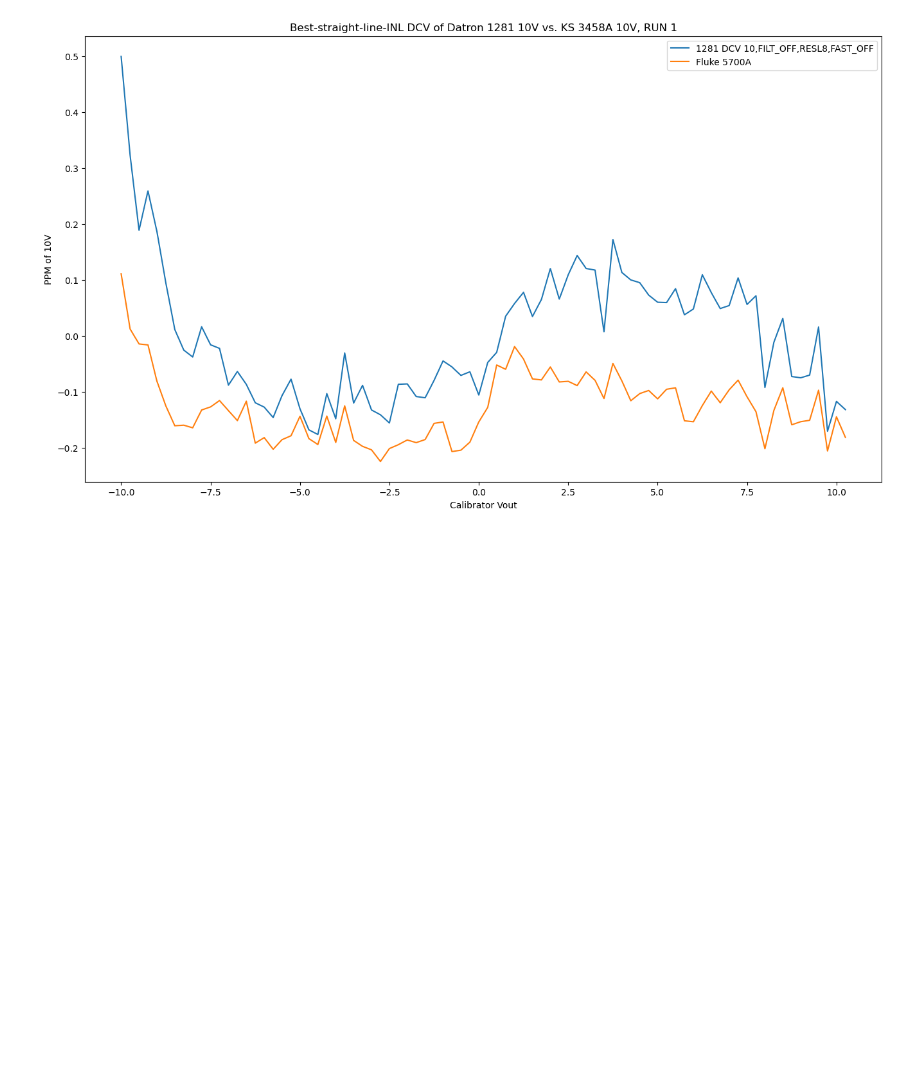
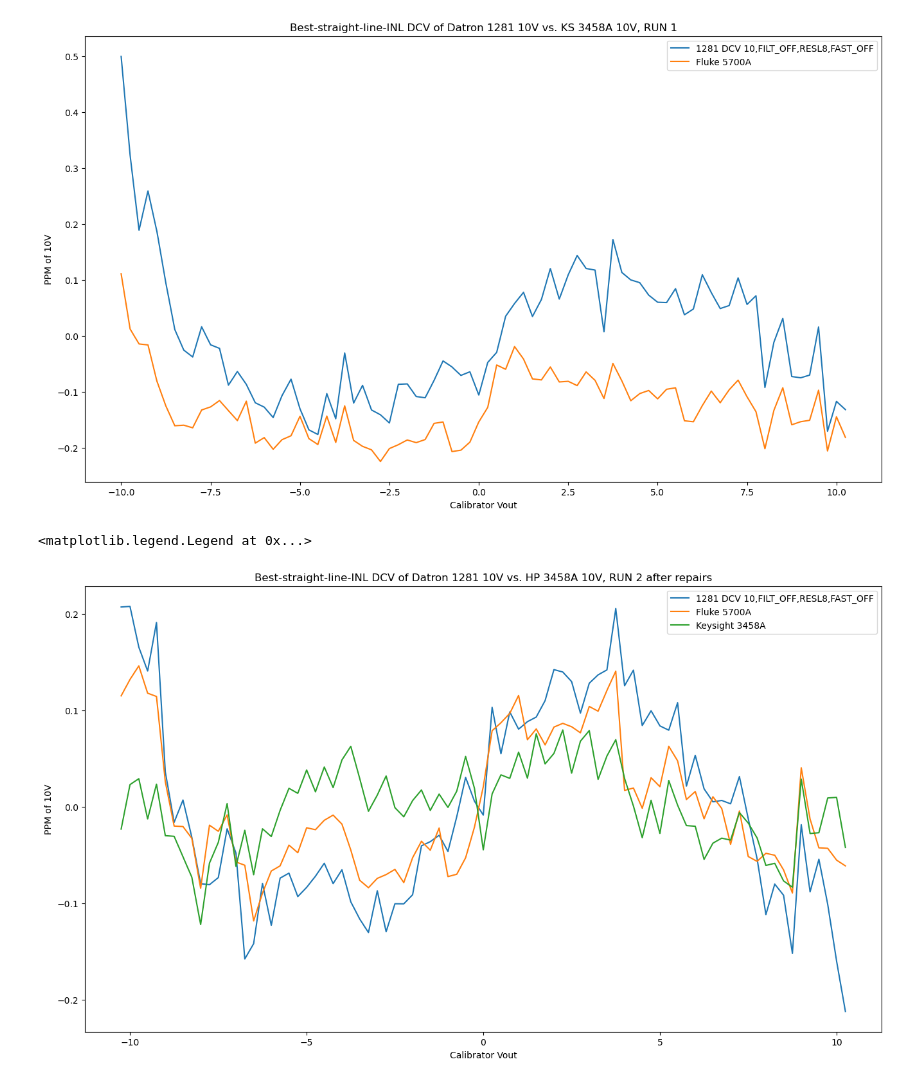
Before and after one commit to marcoreps/datron_1281, a Jupyter notebook: csv/INL_1281_3458A.ipynb, the cells around one changed output. Saved outputs shown, nothing was run; the diff lists cells and outputs as text; code cells hidden in the pictures; blank space fills up the shorter version.

```diff
--- a/csv/INL_1281_3458A.ipynb
+++ b/csv/INL_1281_3458A.ipynb
@@ -88,3 +88,57 @@ axa.legend()
 # %% [output]
 <matplotlib.legend.Legend at 0x...>
 [figure]
+# %%
+import numpy as np
+import matplotlib.pyplot as plt
+
+# Array from .csv
+
+arra=np.genfromtxt('https://raw.githubusercontent.com/marcoreps/datron_1281/refs/heads/main/csv/20241103-172507_REPS5700A_3458A_3458B_J1281_INL.csv',delimiter=',',skip_header=4)
+
+# Columns to lists
+F5700A = [col[0] for col in arra]
+HP3458A = [col[1] for col in arra]
+KS3458A = [col[2] for col in arra]
+J1281 = [col[3] for col in arra]
+PPMdeviation = [(HP3458A[x]-J1281[x])/(10/1000000) for x in range(len(HP3458A))]
+
+figa, axa = plt.subplots()
+#axa.plot(F5700A, PPMdeviationa, label='absolute')
+axa.set_xlabel('Calibrator Vout')
+axa.set_ylabel('PPM of 10V')
+axa.set_title("Best-straight-line-INL DCV of Datron 1281 10V vs. HP 3458A 10V, RUN 2 after repairs")
+figa.set_size_inches(16, 9)
+figa.patch.set_facecolor('white')
+
+# Fit a polynomial function of degree 1
+termsa = np.polyfit(F5700A, PPMdeviation, 1)
+
+# Create a function with the terms we just generated
+polyfunctiona = np.poly1d(termsa)
+
+bestfita = [PPMdeviation[x]-polyfunctiona(F5700A[x]) for x in range(len(F5700A))]
+
+# Plot a little test
+axa.plot(F5700A, bestfita, label='1281 DCV 10,FILT_OFF,RESL8,FAST_OFF')
+
+#####################
+PPMdeviationa = [(HP3458A[x]-F5700A[x])/(10/1000000) for x in range(len(F5700A))]
+termsa = np.polyfit(F5700A, PPMdeviationa, 1)
+polyfunctiona = np.poly1d(termsa)
+bestfita = [PPMdeviationa[x]-polyfunctiona(F5700A[x]) for x in range(len(F5700A))]
+axa.plot(F5700A, bestfita, label='Fluke 5700A')
+#####################
+
+#####################
+PPMdeviationa = [(HP3458A[x]-KS3458A[x])/(10/1000000) for x in range(len(F5700A))]
+termsa = np.polyfit(F5700A, PPMdeviationa, 1)
+polyfunctiona = np.poly1d(termsa)
+bestfita = [PPMdeviationa[x]-polyfunctiona(F5700A[x]) for x in range(len(F5700A))]
+axa.plot(F5700A, bestfita, label='Keysight 3458A')
+#####################
+
+axa.legend()
+# %% [output]
+<matplotlib.legend.Legend at 0x...>
+[figure, added]
```
Also changed, not shown: 2 other files.
